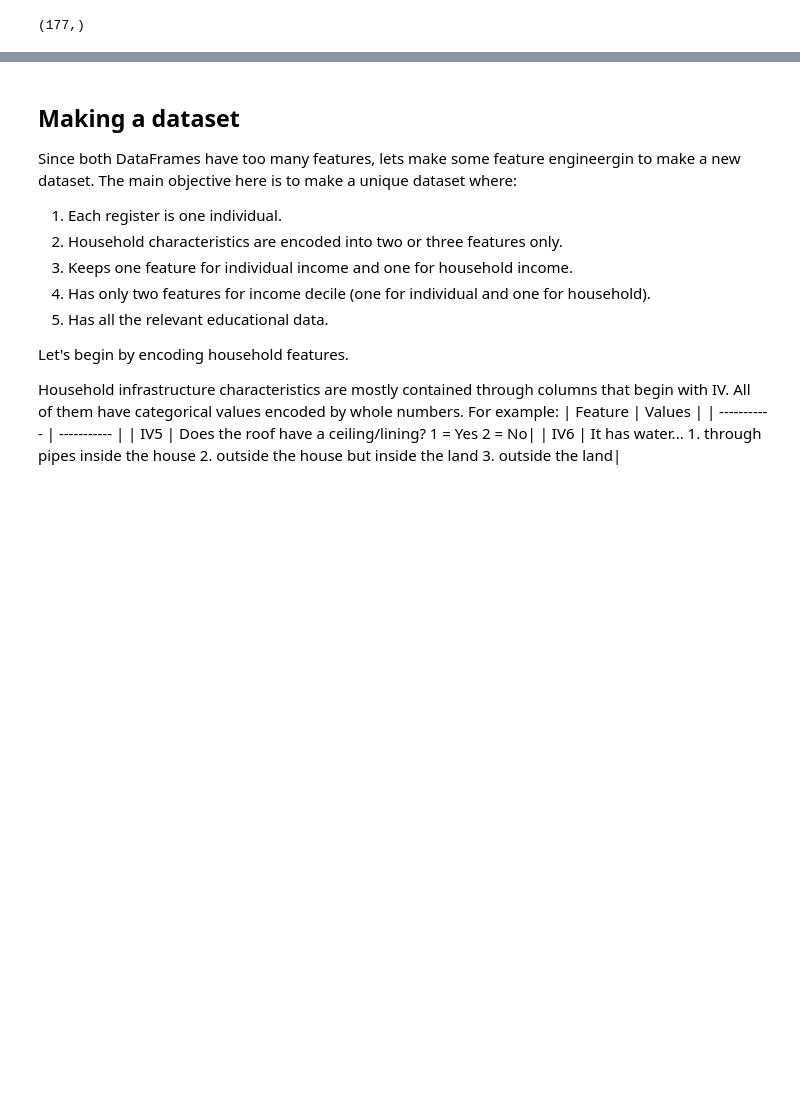
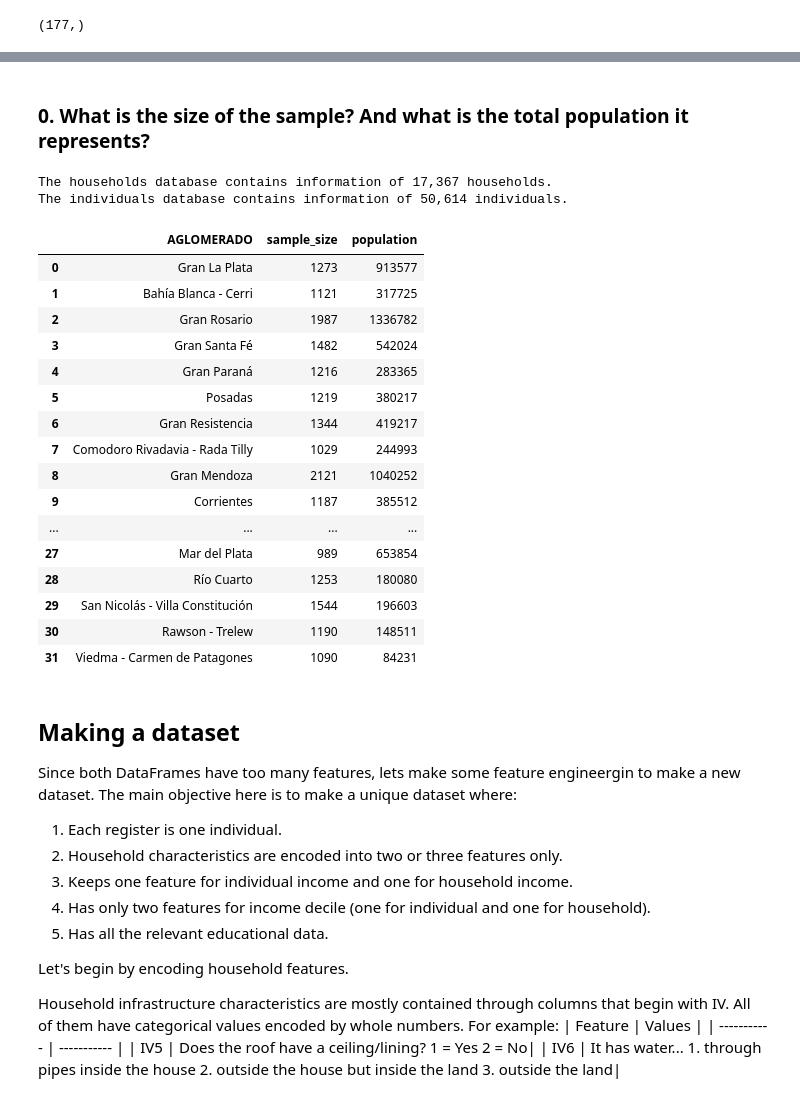
Before and after one commit to jbeiroa/learnground, a Jupyter notebook: projects/eph_sc_dropouts/EPH School Dropouts - Exploratory Analysis.ipynb, the cells around one changed output, grey strips where cells are left out. Cells and saved outputs as stored; diff of their text form; code cells hidden in the pictures; blank space fills up the shorter version.

```diff
--- a/projects/eph_sc_dropouts/EPH School Dropouts - Dataset.ipynb
+++ b/projects/eph_sc_dropouts/EPH School Dropouts - Exploratory Analysis.ipynb
@@ -134,3 +148,75 @@ The people/individual database has 177 features. Some of the first ones are the
+# %% [markdown]
+### 0. What is the size of the sample? And what is the total population it represents?
+# %%
+# sample size
+print(f'The households database contains information of {house22.shape[0]:,} households.')
+print(f'The individuals database contains information of {indiv22.shape[0]:,} individuals.')
+# %% [output]
+The households database contains information of 17,367 households.
+The individuals database contains information of 50,614 individuals.
+# %%
+agglomerations = {
+    2: 'Gran La Plata',
+    3: 'Bahía Blanca - Cerri',
+    4: 'Gran Rosario',
+    5: 'Gran Santa Fé',
+    6: 'Gran Paraná',
+    7: 'Posadas',
+    8: 'Gran Resistencia',
+    9: 'Comodoro Rivadavia - Rada Tilly',
+    10: 'Gran Mendoza',
+    12: 'Corrientes',
+    13: 'Gran Córdoba',
+    14: 'Concordia',
+    15: 'Formosa',
+    17: 'Neuquén - Plottier',
+    18: 'Santiago del Estero - La Banda',
+    19: 'Jujuy - Palpalá',
+    20: 'Río Gallegos',
+    22: 'Gran Catamarca',
+    23: 'Gran Salta',
+    25: 'La Rioja',
+    26: 'Gran San Luis',
+    27: 'Gran San Juan',
+    29: 'Gran Tucumán - Tafí Viejo',
+    30: 'Santa Rosa - Toay',
+    31: 'Ushuaia - Río Grande',
+    32: 'Ciudad Autónoma de Buenos Aires',
+    33: 'Partidos del GBA',
+    34: 'Mar del Plata',
+    36: 'Río Cuarto',
+    38: 'San Nicolás - Villa Constitución',
+    91: 'Rawson - Trelew',
+    93: 'Viedma - Carmen de Patagones'
+}
+# %%
+# samples and population by agglomeration
+samples_per_aggl = pd.pivot_table(data=indiv22,
+               columns='AGLOMERADO',
+               values='PONDERA',
+               aggfunc=('count', 'sum')
+              ).T.reset_index()
+
+samples_per_aggl.rename({'count': 'sample_size', 'sum': 'population'}, axis=1, inplace=True)
+samples_per_aggl.replace({'AGLOMERADO': agglomerations})
+# %% [output]
+|  | AGLOMERADO | sample_size | population |
+| 0 | Gran La Plata | 1273 | 913577 |
+| 1 | Bahía Blanca - Cerri | 1121 | 317725 |
+| 2 | Gran Rosario | 1987 | 1336782 |
+| 3 | Gran Santa Fé | 1482 | 542024 |
+| 4 | Gran Paraná | 1216 | 283365 |
+| 5 | Posadas | 1219 | 380217 |
+| 6 | Gran Resistencia | 1344 | 419217 |
+| 7 | Comodoro Rivadavia - Rada Tilly | 1029 | 244993 |
+| 8 | Gran Mendoza | 2121 | 1040252 |
+| 9 | Corrientes | 1187 | 385512 |
+| ... | ... | ... | ... |
+| 27 | Mar del Plata | 989 | 653854 |
+| 28 | Río Cuarto | 1253 | 180080 |
+| 29 | San Nicolás - Villa Constitución | 1544 | 196603 |
+| 30 | Rawson - Trelew | 1190 | 148511 |
+| 31 | Viedma - Carmen de Patagones | 1090 | 84231 |
 # %% [markdown]
 ## Making a dataset
 
```
Also changed, not shown: parts of 9 cells of this notebook, 1 other file.
